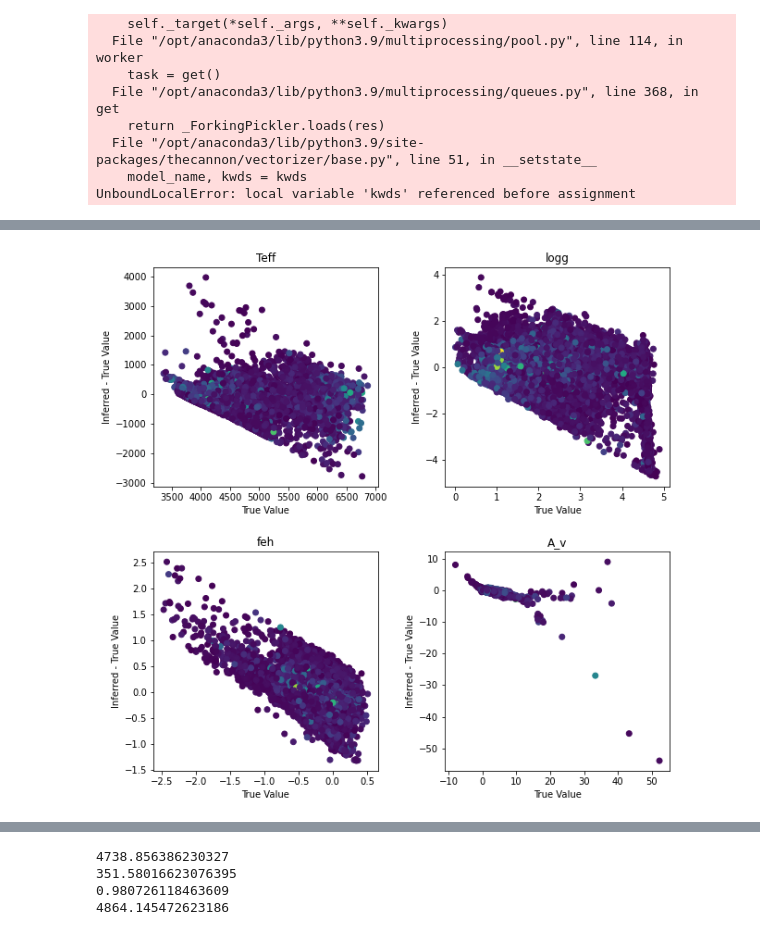
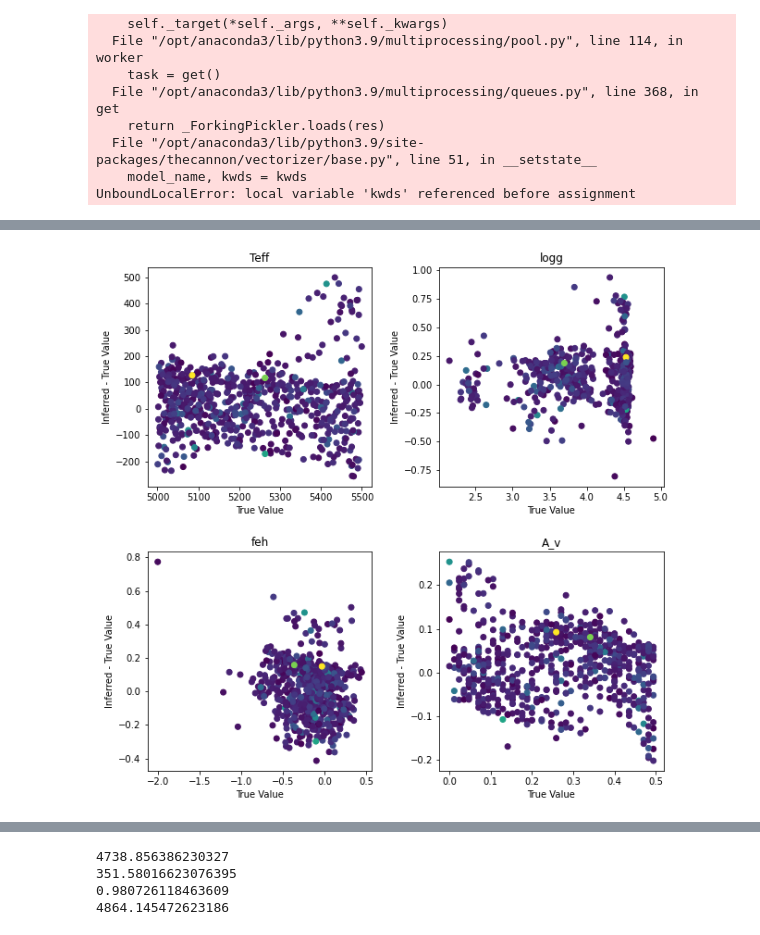
Before and after one commit to mlucey/apogee_bprp_params, a Jupyter notebook: apogee_bprp_params.ipynb, the cells around one changed output, grey strips where cells are left out. Drawn from its saved outputs; the diff is of its cells as text; code cells hidden in the pictures.

```diff
--- a/apogee_bprp_params.ipynb
+++ b/apogee_bprp_params.ipynb
@@ -98,21 +98,26 @@ for i in range(size):
 96.66 %
 98.27 %
 99.88 %
+# %%
+subset = np.where((t['Teff'] < 5500) & (t['Teff'] > 5000) & (t['A_v'] < .5) & (t['A_v'] > 0))
+t_subset = t[subset]
+xs_subset = xs[subset]
+xerrs_subset = xerrs[subset]
 # %%
 #making training and testing sets
 # train_inds = np.random.choice(range(len(t)),int(.6*len(t)),replace=False)
 # test_inds = np.array(list(set(range(len(t)))- set(train_inds)),dtype='int')
-print(len(t))
+print(len(t[subset]))
 
 np.random.seed(888) # For reproducibility.
-q = np.random.randint(0, 10, len(t[:size])) % 10
+q = np.random.randint(0, 10, len(t_subset)) % 10
 validate_set = np.where((q<=1))[0]
 train_set = np.where((q>1))[0]
 train_inds = train_set
 test_inds = validate_set
 
-train_xs = xs[train_inds]
-train_errs = xerrs[train_inds]
+train_xs = xs_subset[train_inds]
+train_errs = xerrs_subset[train_inds]
 bad = np.where(np.isnan(train_xs))
 train_xs[bad] = 0.0000001
 bad = np.where(np.isnan(train_errs))
@@ -122,8 +127,8 @@ train_xs[bad] = 1e6
 bad = np.where(train_errs==np.inf)
 train_errs[bad] = 1e6
 
-test_xs = xs[test_inds]
-test_errs = xerrs[test_inds]
+test_xs = xs_subset[test_inds]
+test_errs = xerrs_subset[test_inds]
 bad = np.where(np.isnan(test_xs))
 test_xs[bad] = 0.0000001
 bad = np.where(np.isnan(test_errs))
@@ -133,6 +138,6 @@ test_xs[bad] = 1e6
 bad = np.where(test_errs==np.inf)
 test_errs[bad] = 1e6
 
-train_t = t[train_inds]
-test_t = t[test_inds]
+train_t = t_subset[train_inds]
+test_t = t_subset[test_inds]
 # %% [output]
@@ -140,20 +145,18 @@ test_t = t[test_inds]
 # %%
-teffs = t['Teff']
-loggs = t['logg']
-fehs = t['feh']
-avs = t['A_v']
-snrs = t['SNR']
-
-print(w.shape, fbp.shape, xs.shape)
+teffs = t_subset['Teff']
+loggs = t_subset['logg']
+fehs = t_subset['feh']
+avs = t_subset['A_v']
+snrs = t_subset['SNR']
 
 p.figure()
 N=1
-for i in range(20):
-    p.plot(wf, xs[i])
+for i in range(8):
+    p.plot(wf, xs_subset[i], label=t_subset['Teff'][i])
 p.legend()
 p.show()
 
 p.figure()
-p.hist(fehs)
+p.hist(avs, bins=10)
 p.show()
 # %% [output]
@@ -219,11 +227,11 @@ stty: stdin isn't a terminal2022-05-25 08:53:54,255 [DEBUG] Couldn't get screen
 # %%
 fig, axs = p.subplots(2,2,figsize=(10,10))
 fig.subplots_adjust(hspace=0.3, wspace=0.3)
 for i, param in enumerate(['Teff', 'logg', 'feh', 'A_v']):
     ax = np.ravel(axs)[i]
-    ax.scatter(t[param][test_inds],test_labels[:,i] - t[param][test_inds],c=t['SNR'][test_inds])
+    ax.scatter(t_subset[param][test_inds],test_labels[:,i] - t_subset[param][test_inds],c=t_subset['SNR'][test_inds])
     ax.set_title(param)
     ax.set_xlabel("True Value")
     ax.set_ylabel("Inferred - True Value")
 # %% [output]
-[figure, old version]
+[figure, new version]
```
Also changed, not shown: parts of 5 cells of this notebook.
